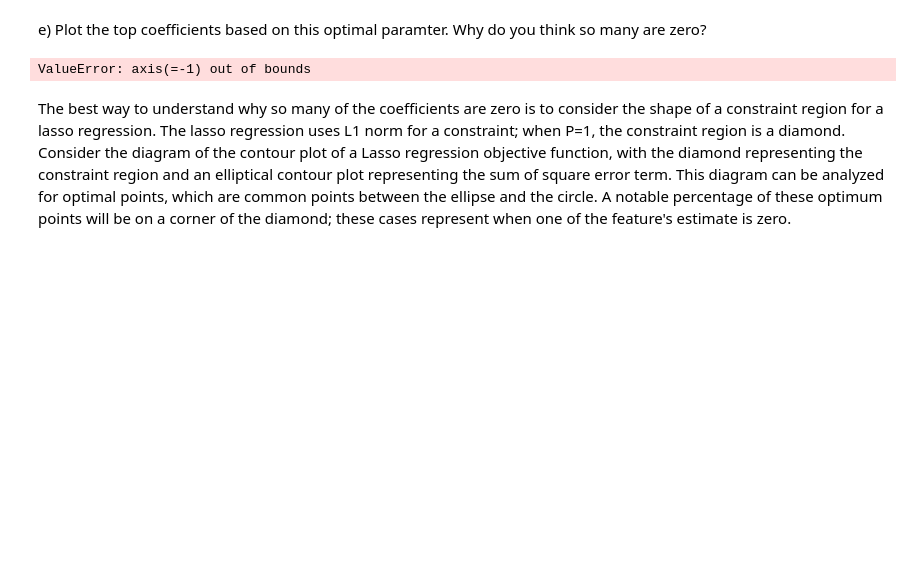
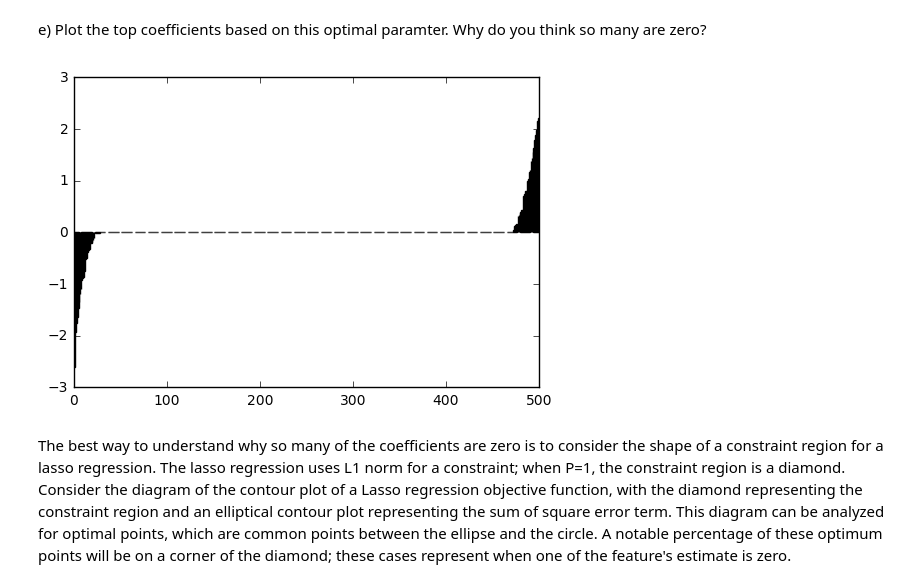
Before and after one commit to Columbia-Intro-Data-Science/python-introduction-radifi, a Jupyter notebook: Homework_2-Regularization_with_Lasso.ipynb, the cells around one changed output. Cells and saved outputs as stored; diff of their text form; code cells hidden in the pictures; blank space fills up the shorter version.

```diff
--- a/Homework_2-Regularization_with_Lasso.ipynb
+++ b/Homework_2-Regularization_with_Lasso.ipynb
@@ -169,17 +171,17 @@ e) Plot the top coefficients based on this optimal paramter. Why do you think so
 # %%
 y = df.y
 X = df.drop('y',axis=1)
 
 #regr.coef_
 
-coef_ = []
+#coef_ = []
 coef_ = np.sort(np.array(regr.coef_)) # estimated coef_ gained from train set
 
 #df_coeffs = pd.DataFrame({'coeffs':regr.coef_, 'name':X.columns.values})
 plt.bar(X.columns.values, coef_, color='r')
 plt.show()
 # %% [output]
-ValueError: axis(=-1) out of bounds
+[figure, added]
 # %% [markdown]
 The best way to understand why so many of the coefficients are zero is to consider the shape of a constraint region for a lasso regression. The lasso regression uses L1 norm for a constraint; when P=1, the constraint region is a diamond.
 Consider the diagram of the contour plot of a Lasso regression objective function, with the diamond representing the constraint region and an elliptical contour plot representing the sum of square error term. This diagram can be analyzed for optimal points, which are common points between the ellipse and the circle. A notable percentage of these optimum points will be on a corner of the diamond; these cases represent when one of the feature's estimate is zero.
```
Also changed, not shown: parts of 5 cells of this notebook.
